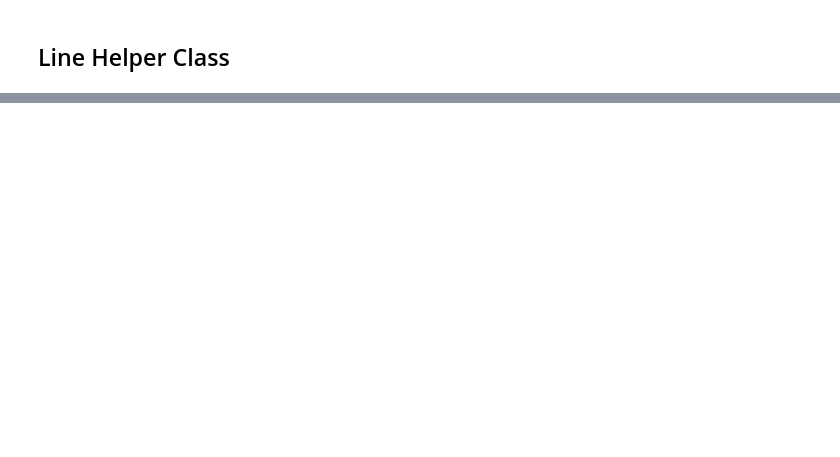
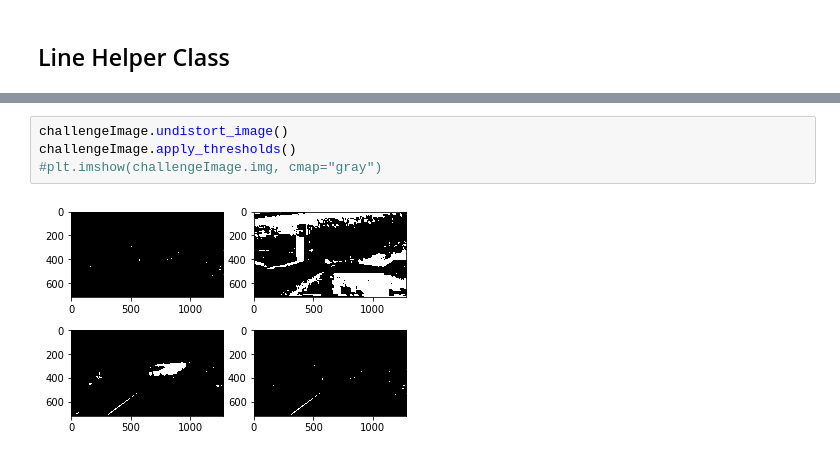
Before and after one commit to dylanbrandtner/CarND-Advanced-Lane-Lines-P4, a Jupyter notebook: LaneLines.ipynb, the cells around one changed output, grey strips where cells are left out. Cells and saved outputs as stored; diff of their text form; blank space fills up the shorter version.

```diff
--- a/LaneLines.ipynb
+++ b/LaneLines.ipynb
@@ -802,0 +947,6 @@ class LaneLine():
+# %%
+challengeImage.undistort_image()
+challengeImage.apply_thresholds()
+#plt.imshow(challengeImage.img, cmap="gray")
+# %% [output]
+[figure, added]
```
Also changed, not shown: parts of 19 cells of this notebook.
